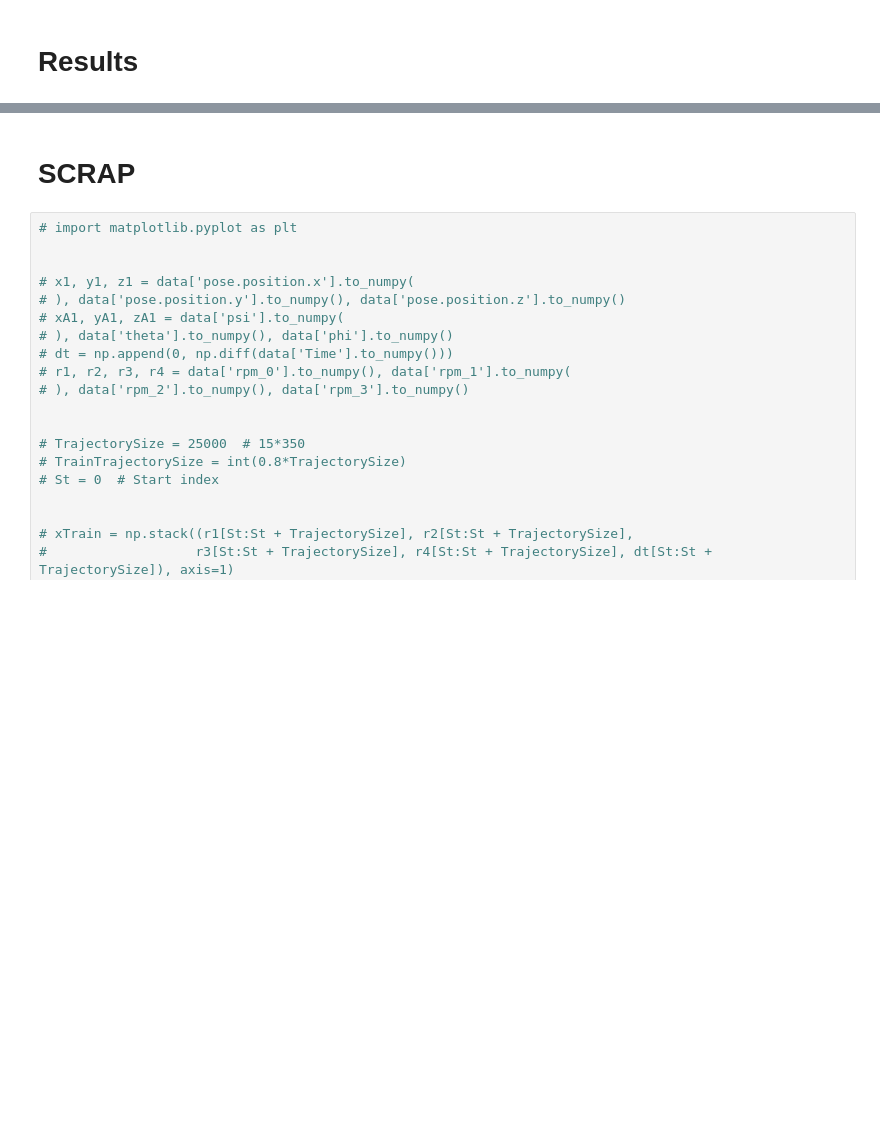
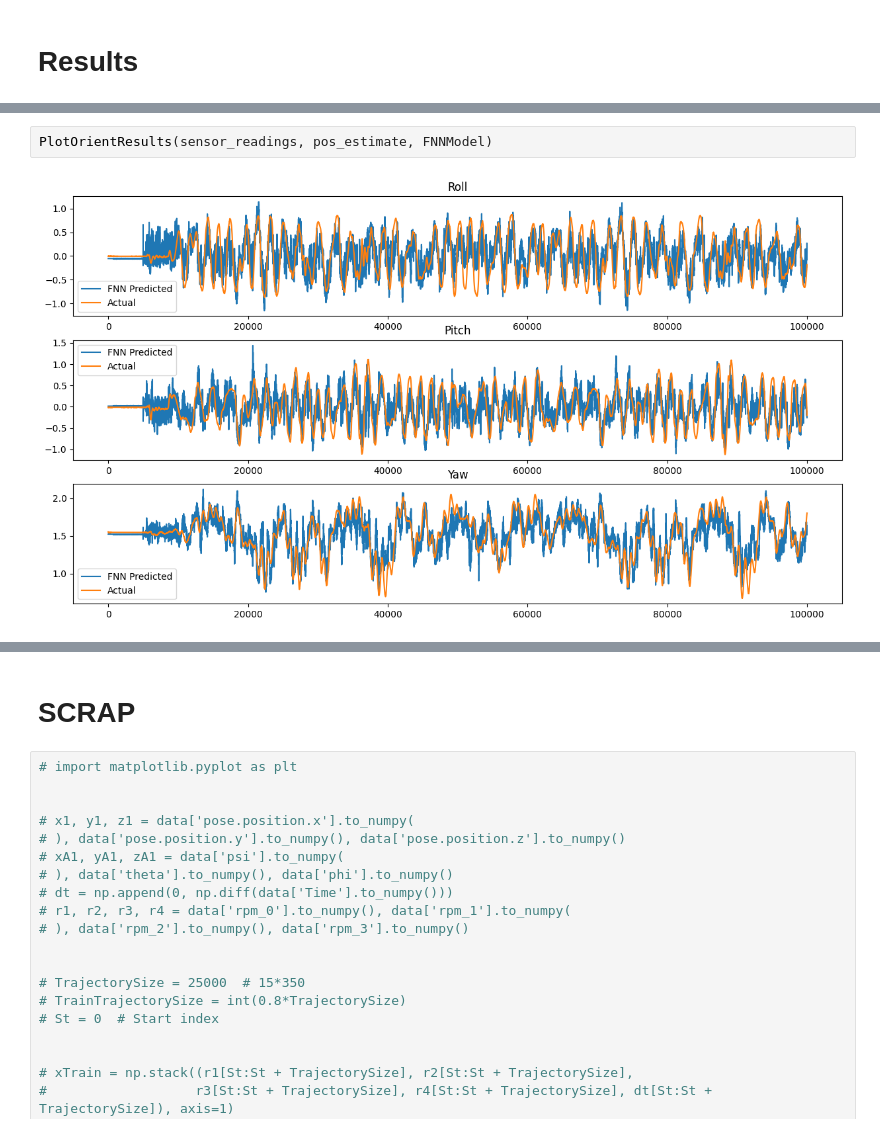
Before and after one commit to git-dhruv/DeepIO, a Jupyter notebook: src/NN_Analysis.ipynb, the cells around one changed output, grey strips where cells are left out. Saved outputs shown, nothing was run; the diff lists cells and outputs as text; blank space fills up the shorter version.

```diff
--- a/src/NN_Analysis.ipynb
+++ b/src/NN_Analysis.ipynb
@@ -543,0 +374,4 @@ plt.show()
+# %%
+PlotOrientResults(sensor_readings, pos_estimate, FNNModel)
+# %% [output]
+[figure, added]
```
Also changed, not shown: parts of 36 cells of this notebook, 5 other files.
